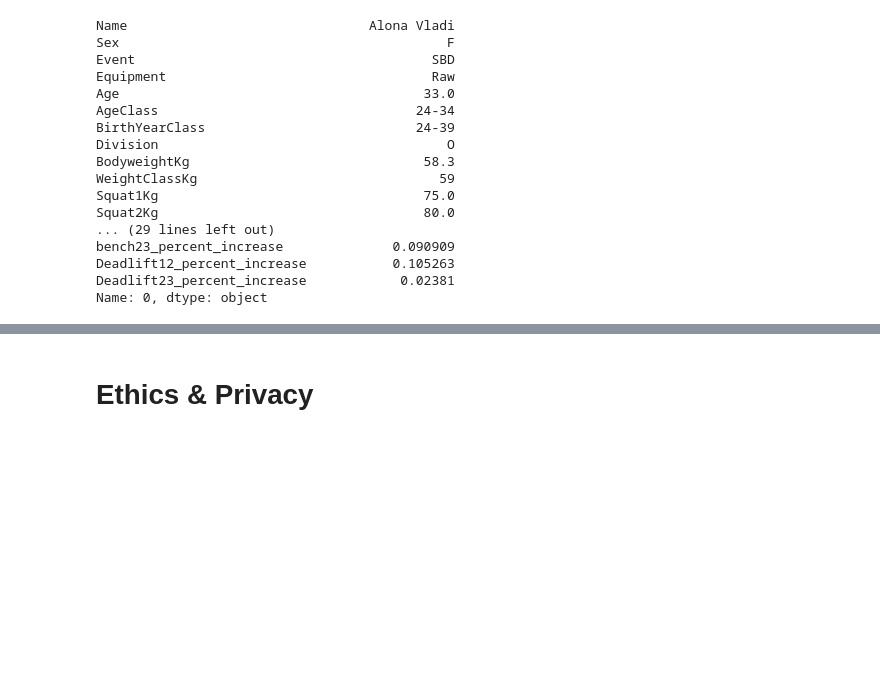
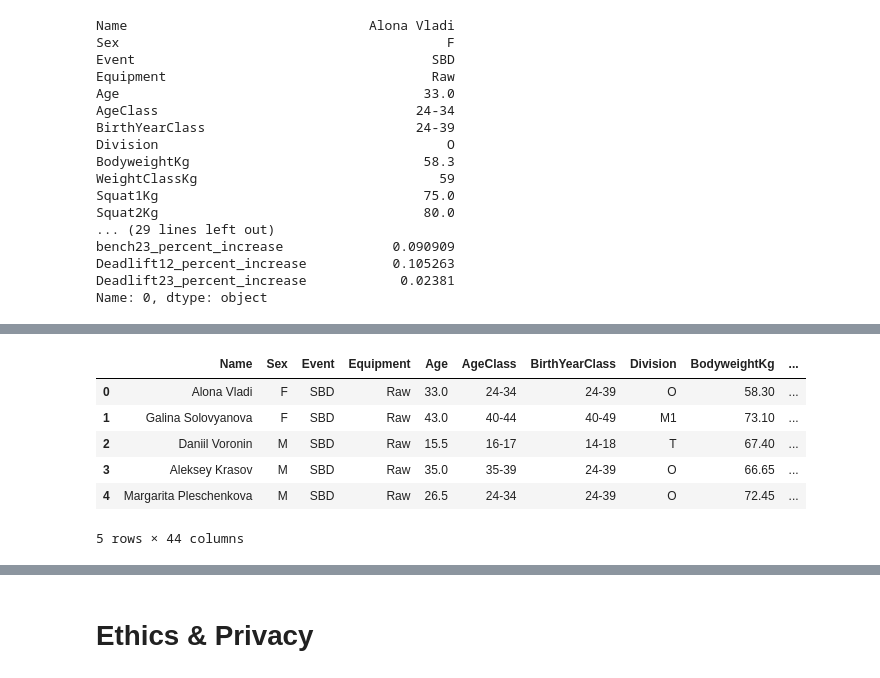
Before and after one commit to COGS108/Group035_WI24, a Jupyter notebook: EDACheckpoint_Group035_WI24.ipynb, the cells around one changed output, grey strips where cells are left out. Drawn from its saved outputs; the diff is of its cells as text; code cells hidden in the pictures; blank space fills up the shorter version.

```diff
--- a/EDACheckpoint_Group035_WI24.ipynb
+++ b/EDACheckpoint_Group035_WI24.ipynb
@@ -235,0 +249,10 @@ Some more words and stuff.  Remember notebooks work best if you interleave the c
+# %%
+df.head()
+# %% [output]
+|  | Name | Sex | Event | Equipment | Age | AgeClass | BirthYearClass | Division | BodyweightKg | ... |
+| 0 | Alona Vladi | F | SBD | Raw | 33.0 | 24-34 | 24-39 | O | 58.30 | ... |
+| 1 | Galina Solovyanova | F | SBD | Raw | 43.0 | 40-44 | 40-49 | M1 | 73.10 | ... |
+| 2 | Daniil Voronin | M | SBD | Raw | 15.5 | 16-17 | 14-18 | T | 67.40 | ... |
+| 3 | Aleksey Krasov | M | SBD | Raw | 35.0 | 35-39 | 24-39 | O | 66.65 | ... |
+| 4 | Margarita Pleschenkova | M | SBD | Raw | 26.5 | 24-34 | 24-39 | O | 72.45 | ... |
+5 rows × 44 columns
```
Also changed, not shown: parts of 17 cells of this notebook.
